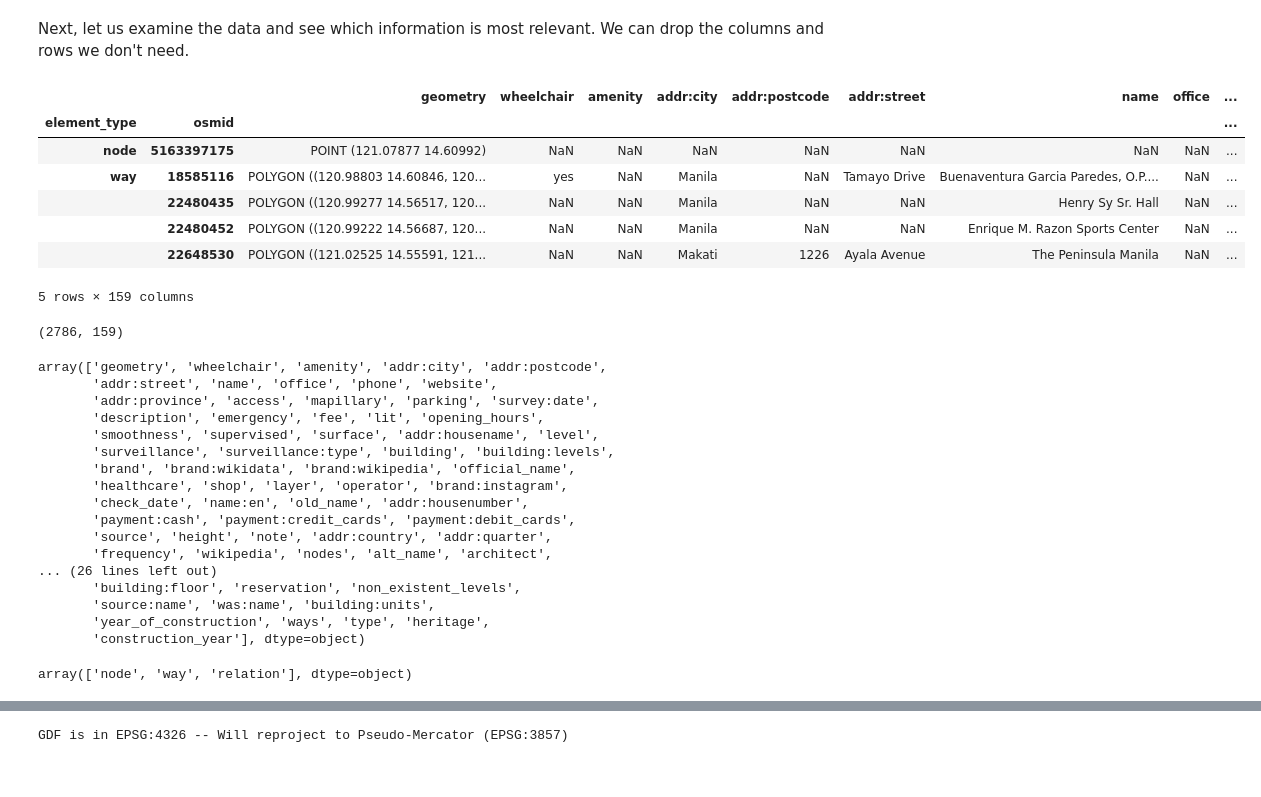
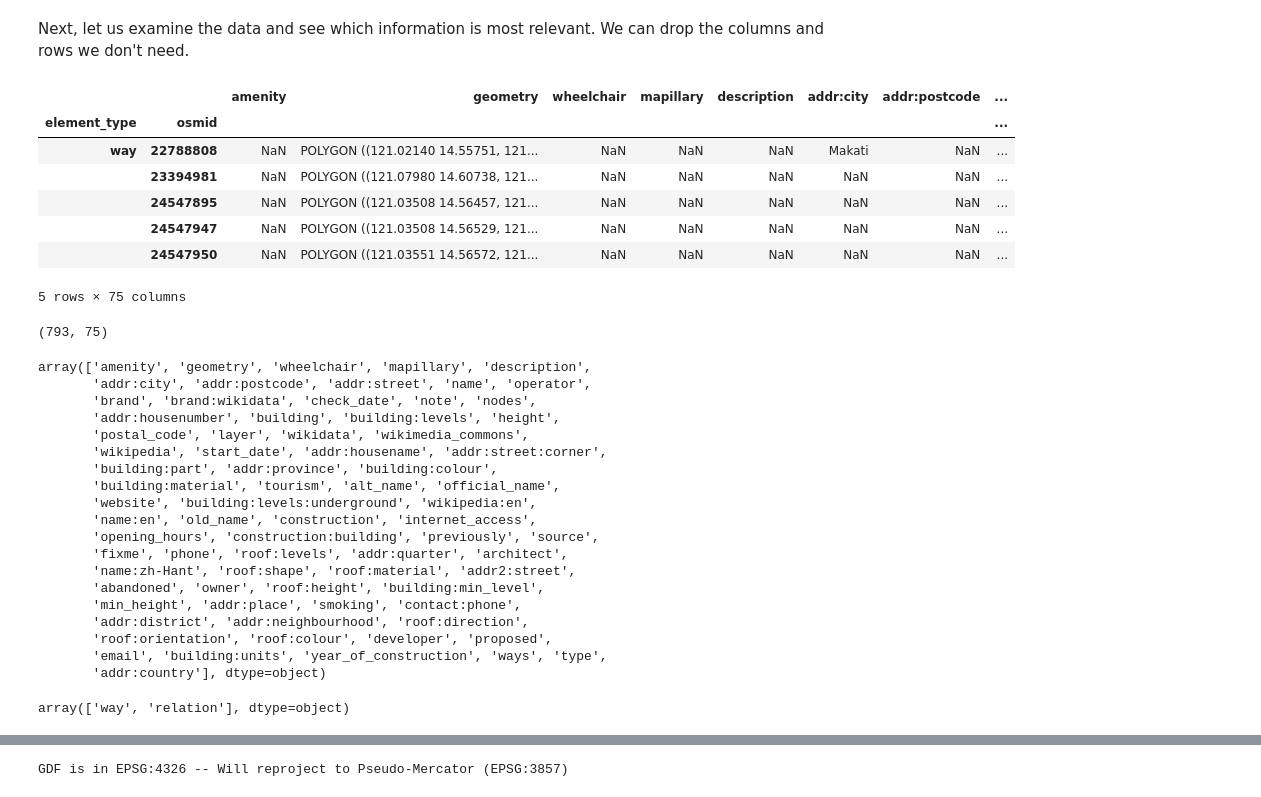
Before and after one commit to Automating-GIS-processes-II-2023/final-assignment-jeromemaiquez, a Jupyter notebook: final_exercise.ipynb, the cells around one changed output, grey strips where cells are left out. Cells and saved outputs as stored; diff of their text form; code cells hidden in the pictures.

```diff
--- a/final_exercise.ipynb
+++ b/final_exercise.ipynb
@@ -52,12 +56,14 @@ To start, we will first extract all map features with an `office` tag.
 # %%
 # Define place name as Metro Manila
-PLACE_NAME = ("Metro Manila, Philippines")
+PLACE_NAME = [
+    "Metro Manila"
+]
 # %%
-# Extract all offices in Metro Manila
-offices = ox.features_from_place(
+# Extract all skyscrapers in Metro Manila
+skyscrapers = ox.features_from_place(
     PLACE_NAME,
     {
-        "building:levels": [str(i) for i in range(10,100)]
+        "building:levels": [str(i) for i in range(30,100)]
     },
     which_result=None
 )
@@ -68,44 +74,46 @@ geopandas.geodataframe.GeoDataFrame
 # %% [markdown]
 Next, let us examine the data and see which information is most relevant. We can drop the columns and rows we don't need.
 # %%
-offices.head()
+skyscrapers.head()
 # %% [output]
-|  |  | geometry | wheelchair | amenity | addr:city | addr:postcode | addr:street | name | office | ... |
-| element_type | osmid |  |  |  |  |  |  |  |  | ... |
-| node | 5163397175 | POINT (121.07877 14.60992) | NaN | NaN | NaN | NaN | NaN | NaN | NaN | ... |
-| way | 18585116 | POLYGON ((120.98803 14.60846, 120... | yes | NaN | Manila | NaN | Tamayo Drive | Buenaventura Garcia Paredes, O.P.... | NaN | ... |
-|  | 22480435 | POLYGON ((120.99277 14.56517, 120... | NaN | NaN | Manila | NaN | NaN | Henry Sy Sr. Hall | NaN | ... |
-|  | 22480452 | POLYGON ((120.99222 14.56687, 120... | NaN | NaN | Manila | NaN | NaN | Enrique M. Razon Sports Center | NaN | ... |
-|  | 22648530 | POLYGON ((121.02525 14.55591, 121... | NaN | NaN | Makati | 1226 | Ayala Avenue | The Peninsula Manila | NaN | ... |
+|  |  | amenity | geometry | wheelchair | mapillary | description | addr:city | addr:postcode | ... |
+| element_type | osmid |  |  |  |  |  |  |  | ... |
+| way | 22788808 | NaN | POLYGON ((121.02140 14.55751, 121... | NaN | NaN | NaN | Makati | NaN | ... |
+|  | 23394981 | NaN | POLYGON ((121.07980 14.60738, 121... | NaN | NaN | NaN | NaN | NaN | ... |
+|  | 24547895 | NaN | POLYGON ((121.03508 14.56457, 121... | NaN | NaN | NaN | NaN | NaN | ... |
+|  | 24547947 | NaN | POLYGON ((121.03508 14.56529, 121... | NaN | NaN | NaN | NaN | NaN | ... |
+|  | 24547950 | NaN | POLYGON ((121.03551 14.56572, 121... | NaN | NaN | NaN | NaN | NaN | ... |
-5 rows × 159 columns
+5 rows × 75 columns
 # %%
-offices.shape
+skyscrapers.shape
 # %% [output]
-(2786, 159)
+(793, 75)
 # %%
-offices.columns.values
+skyscrapers.columns.values
 # %% [output]
-array(['geometry', 'wheelchair', 'amenity', 'addr:city', 'addr:postcode',
-       'addr:street', 'name', 'office', 'phone', 'website',
-       'addr:province', 'access', 'mapillary', 'parking', 'survey:date',
-       'description', 'emergency', 'fee', 'lit', 'opening_hours',
-       'smoothness', 'supervised', 'surface', 'addr:housename', 'level',
-       'surveillance', 'surveillance:type', 'building', 'building:levels',
-       'brand', 'brand:wikidata', 'brand:wikipedia', 'official_name',
-       'healthcare', 'shop', 'layer', 'operator', 'brand:instagram',
-       'check_date', 'name:en', 'old_name', 'addr:housenumber',
-       'payment:cash', 'payment:credit_cards', 'payment:debit_cards',
-       'source', 'height', 'note', 'addr:country', 'addr:quarter',
-       'frequency', 'wikipedia', 'nodes', 'alt_name', 'architect',
-... (26 lines left out)
-       'building:floor', 'reservation', 'non_existent_levels',
-       'source:name', 'was:name', 'building:units',
-       'year_of_construction', 'ways', 'type', 'heritage',
-       'construction_year'], dtype=object)
+array(['amenity', 'geometry', 'wheelchair', 'mapillary', 'description',
+       'addr:city', 'addr:postcode', 'addr:street', 'name', 'operator',
+       'brand', 'brand:wikidata', 'check_date', 'note', 'nodes',
+       'addr:housenumber', 'building', 'building:levels', 'height',
+       'postal_code', 'layer', 'wikidata', 'wikimedia_commons',
+       'wikipedia', 'start_date', 'addr:housename', 'addr:street:corner',
+       'building:part', 'addr:province', 'building:colour',
+       'building:material', 'tourism', 'alt_name', 'official_name',
+       'website', 'building:levels:underground', 'wikipedia:en',
+       'name:en', 'old_name', 'construction', 'internet_access',
+       'opening_hours', 'construction:building', 'previously', 'source',
+       'fixme', 'phone', 'roof:levels', 'addr:quarter', 'architect',
+       'name:zh-Hant', 'roof:shape', 'roof:material', 'addr2:street',
+       'abandoned', 'owner', 'roof:height', 'building:min_level',
+       'min_height', 'addr:place', 'smoking', 'contact:phone',
+       'addr:district', 'addr:neighbourhood', 'roof:direction',
+       'roof:orientation', 'roof:colour', 'developer', 'proposed',
+       'email', 'building:units', 'year_of_construction', 'ways', 'type',
+       'addr:country'], dtype=object)
 # %%
-offices.reset_index()["element_type"].unique()
+skyscrapers.reset_index()["element_type"].unique()
 # %% [output]
-array(['node', 'way', 'relation'], dtype=object)
+array(['way', 'relation'], dtype=object)
 # %%
 from urban_indicators_scripts import filter_elem_type
 
```
Also changed, not shown: parts of 16 cells of this notebook, 2 other files.
